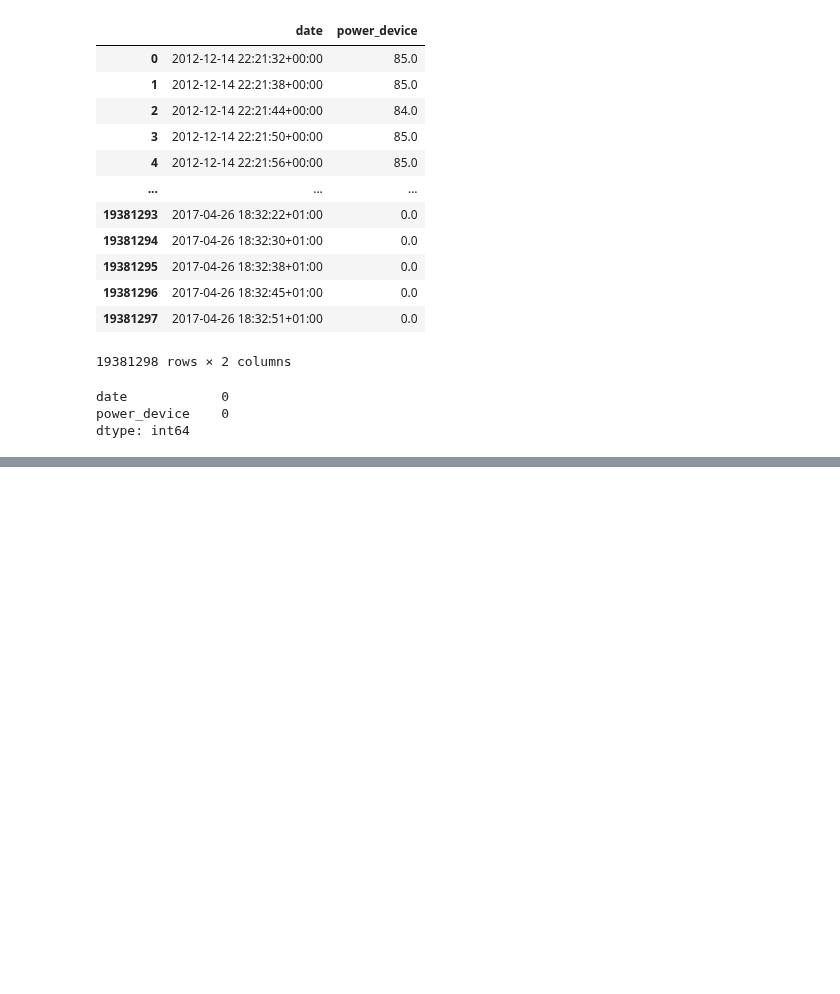
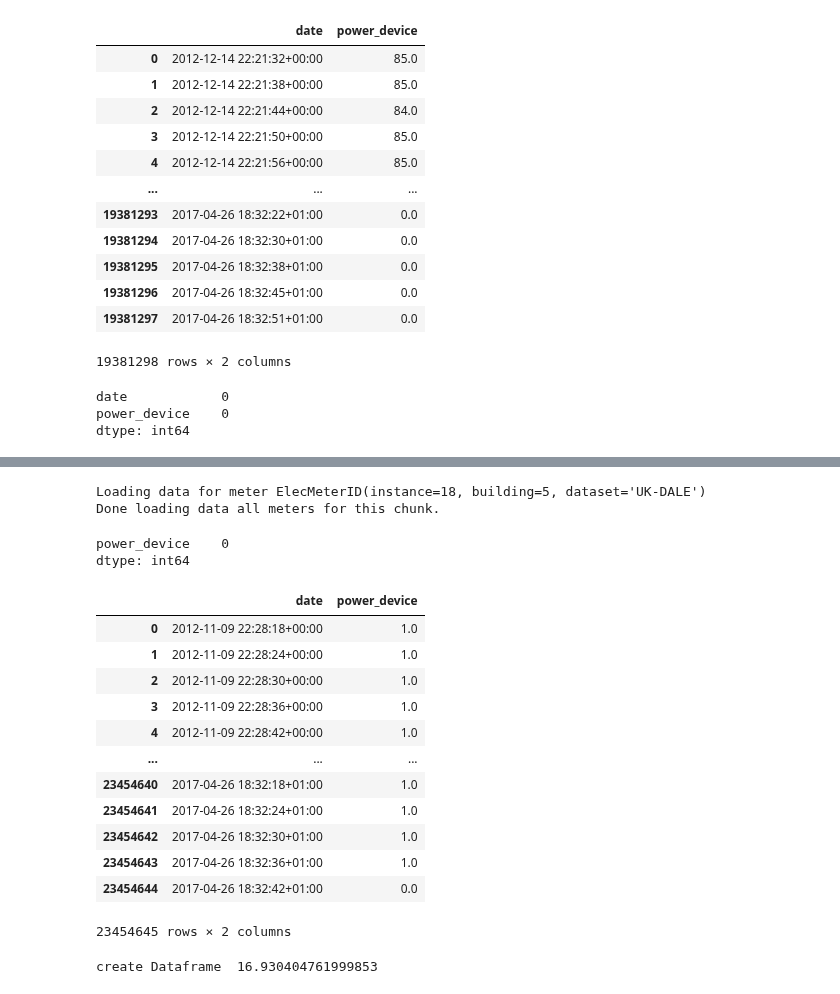
Before and after one commit to Gracepicharporn/Data-Science-project, a Jupyter notebook: nilmtk_UK-DALE.ipynb, the cells around one changed output, grey strips where cells are left out. Saved outputs shown, nothing was run; the diff lists cells and outputs as text; code cells hidden in the pictures; blank space fills up the shorter version.

Commit message:
Create image for kettle across building by GADF

```diff
--- a/nilmtk_UK-DALE.ipynb
+++ b/nilmtk_UK-DALE.ipynb
@@ -1038,0 +1045,33 @@ fridge_building1.to_csv('fridge_building1.csv')
+# %%
+kettle = nilmtk.global_meter_group.select_using_appliances(type='kettle').power_series_all_data()
+# %% [output]
+Loading data for meter ElecMeterID(instance=18, building=5, dataset='UK-DALE')
+Done loading data all meters for this chunk.
+# %%
+kettles = pd.DataFrame(kettle)
+kettles.index.name = 'date'
+kettles.columns = ['power_device']
+kettles['power_device'] = kettles['power_device'].fillna(0)
+# %%
+kettles.isnull().sum()
+# %% [output]
+power_device    0
+dtype: int64
+# %%
+kettles = kettles.reset_index()
+# %%
+kettles
+# %% [output]
+|  | date | power_device |
+| 0 | 2012-11-09 22:28:18+00:00 | 1.0 |
+| 1 | 2012-11-09 22:28:24+00:00 | 1.0 |
+| 2 | 2012-11-09 22:28:30+00:00 | 1.0 |
+| 3 | 2012-11-09 22:28:36+00:00 | 1.0 |
+| 4 | 2012-11-09 22:28:42+00:00 | 1.0 |
+| ... | ... | ... |
+| 23454640 | 2017-04-26 18:32:18+01:00 | 1.0 |
+| 23454641 | 2017-04-26 18:32:24+01:00 | 1.0 |
+| 23454642 | 2017-04-26 18:32:30+01:00 | 1.0 |
+| 23454643 | 2017-04-26 18:32:36+01:00 | 1.0 |
+| 23454644 | 2017-04-26 18:32:42+01:00 | 0.0 |
+23454645 rows × 2 columns
@@ -1038,0 +1138,4 @@ fridge_building1.to_csv('fridge_building1.csv')
+# %%
+ceated_deactiveimage_acrossbuliding(ukdale_building1, kettles)
+# %% [output]
+create Dataframe  16.930404761999853
```
Also changed, not shown: parts of 7 cells of this notebook.
